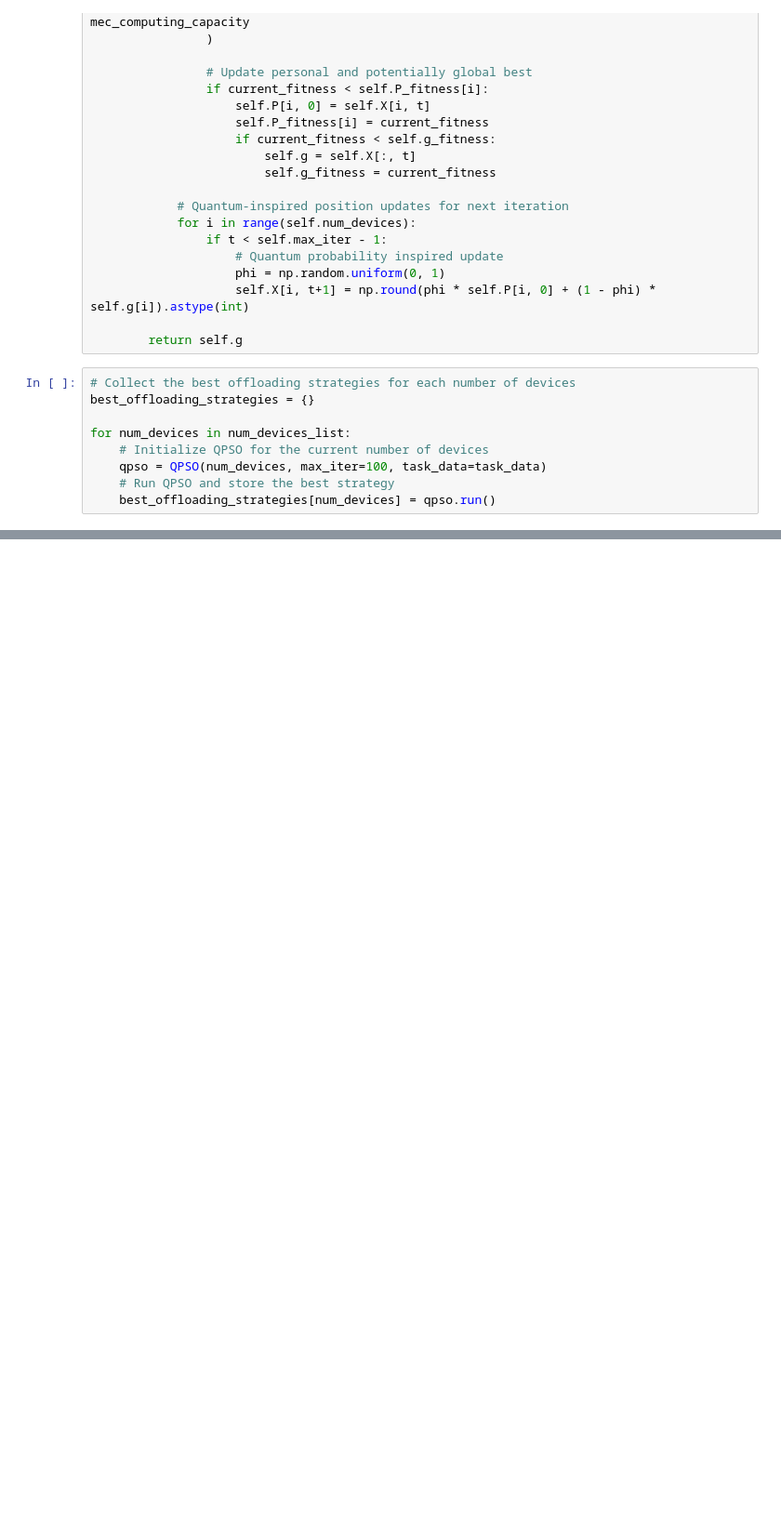
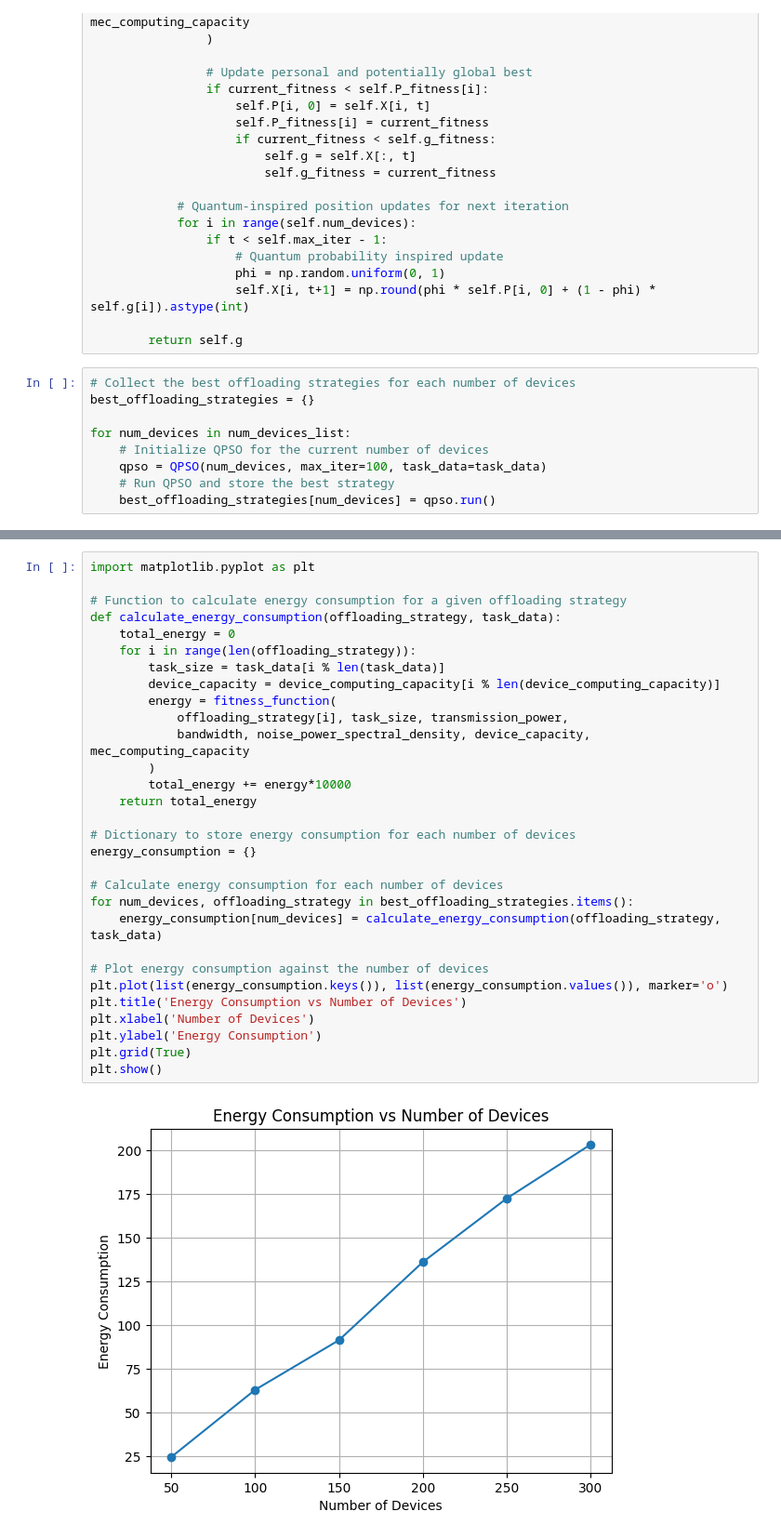
Before and after one commit to elsunais6167/edgeCloudTaskOffloader, a Jupyter notebook: algo-7.ipynb, the cells around one changed output, grey strips where cells are left out. Shown at 93% size. Drawn from its saved outputs; the diff is of its cells as text; blank space fills up the shorter version.

```diff
--- a/algo-7.ipynb
+++ b/algo-7.ipynb
@@ -122,0 +123,32 @@ best_offloading_strategies
+# %%
+import matplotlib.pyplot as plt
+
+# Function to calculate energy consumption for a given offloading strategy
+def calculate_energy_consumption(offloading_strategy, task_data):
+    total_energy = 0
+    for i in range(len(offloading_strategy)):
+        task_size = task_data[i % len(task_data)]
+        device_capacity = device_computing_capacity[i % len(device_computing_capacity)]
+        energy = fitness_function(
+            offloading_strategy[i], task_size, transmission_power,
+            bandwidth, noise_power_spectral_density, device_capacity, mec_computing_capacity
+        )
+        total_energy += energy*10000
+    return total_energy
+
+# Dictionary to store energy consumption for each number of devices
+energy_consumption = {}
+
+# Calculate energy consumption for each number of devices
+for num_devices, offloading_strategy in best_offloading_strategies.items():
+    energy_consumption[num_devices] = calculate_energy_consumption(offloading_strategy, task_data)
+
+# Plot energy consumption against the number of devices
+plt.plot(list(energy_consumption.keys()), list(energy_consumption.values()), marker='o')
+plt.title('Energy Consumption vs Number of Devices')
+plt.xlabel('Number of Devices')
+plt.ylabel('Energy Consumption')
+plt.grid(True)
+plt.show()
+# %% [output]
+[figure, added]
```
Also changed, not shown: parts of 2 cells of this notebook, 3 other files.
